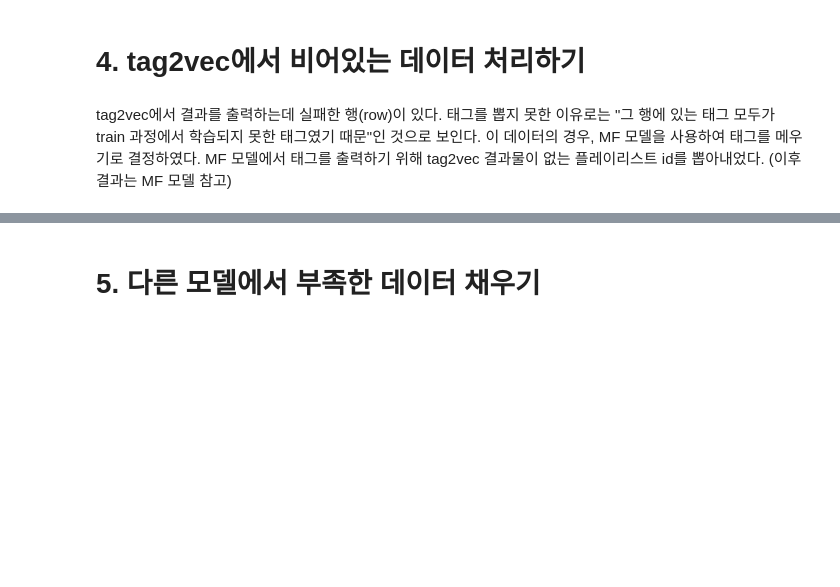
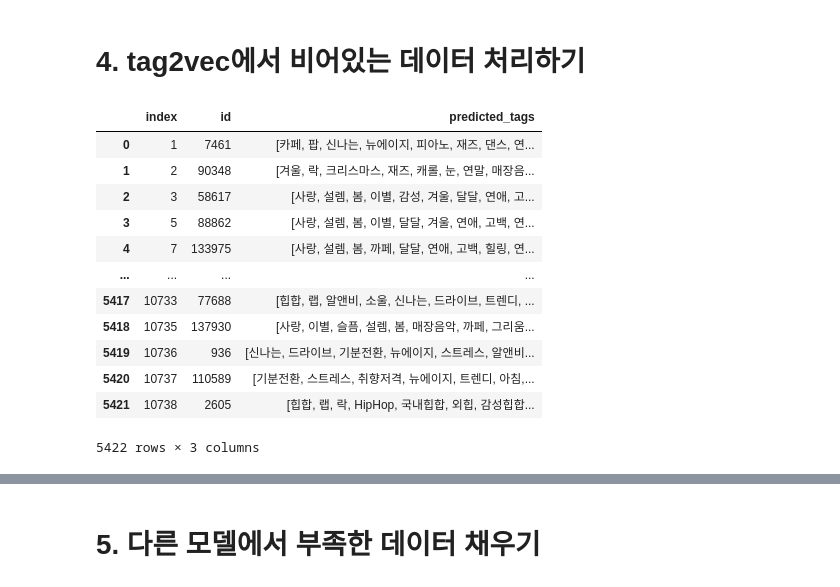
Before and after one commit to slipaway/melonplaylist, a Jupyter notebook: tag2vec model.ipynb, the cells around one changed output, grey strips where cells are left out. Cells and saved outputs as stored; diff of their text form; code cells hidden in the pictures; blank space fills up the shorter version.

```diff
--- a/tag2vec model.ipynb
+++ b/tag2vec model.ipynb
@@ -280,7 +357,5 @@ tag2vec
 # %% [markdown]
 # 4. tag2vec에서 비어있는 데이터 처리하기
-# %% [markdown]
-tag2vec에서 결과를 출력하는데 실패한 행(row)이 있다. 태그를 뽑지 못한 이유로는 "그 행에 있는 태그 모두가 train 과정에서 학습되지 못한 태그였기 때문"인 것으로 보인다. 이 데이터의 경우, MF 모델을 사용하여 태그를 메우기로 결정하였다. MF 모델에서 태그를 출력하기 위해 tag2vec 결과물이 없는 플레이리스트 id를 뽑아내었다. (이후 결과는 MF 모델 참고)
 # %%
 no_tag2vec_index = []
 for i in range(len(tag2vec['predicted_tags'])):
@@ -291,2 +367,18 @@ no_tag2vec_index.to_csv('no_tag2vec_index.csv')
+# %%
+mf_tag
+# %% [output]
+|  | index | id | predicted_tags |
+| 0 | 1 | 7461 | [카페, 팝, 신나는, 뉴에이지, 피아노, 재즈, 댄스, 연... |
+| 1 | 2 | 90348 | [겨울, 락, 크리스마스, 재즈, 캐롤, 눈, 연말, 매장음... |
+| 2 | 3 | 58617 | [사랑, 설렘, 봄, 이별, 감성, 겨울, 달달, 연애, 고... |
+| 3 | 5 | 88862 | [사랑, 설렘, 봄, 이별, 달달, 겨울, 연애, 고백, 연... |
+| 4 | 7 | 133975 | [사랑, 설렘, 봄, 까페, 달달, 연애, 고백, 힐링, 연... |
+| ... | ... | ... | ... |
+| 5417 | 10733 | 77688 | [힙합, 랩, 알앤비, 소울, 신나는, 드라이브, 트렌디, ... |
+| 5418 | 10735 | 137930 | [사랑, 이별, 슬픔, 설렘, 봄, 매장음악, 까페, 그리움... |
+| 5419 | 10736 | 936 | [신나는, 드라이브, 기분전환, 뉴에이지, 스트레스, 알앤비... |
+| 5420 | 10737 | 110589 | [기분전환, 스트레스, 취향저격, 뉴에이지, 트렌디, 아침,... |
+| 5421 | 10738 | 2605 | [힙합, 랩, 락, HipHop, 국내힙합, 외힙, 감성힙합... |
+5422 rows × 3 columns
 # %%
 mf_tag = pd.read_json('mf_tag.json')
```
Also changed, not shown: parts of 15 cells of this notebook.
